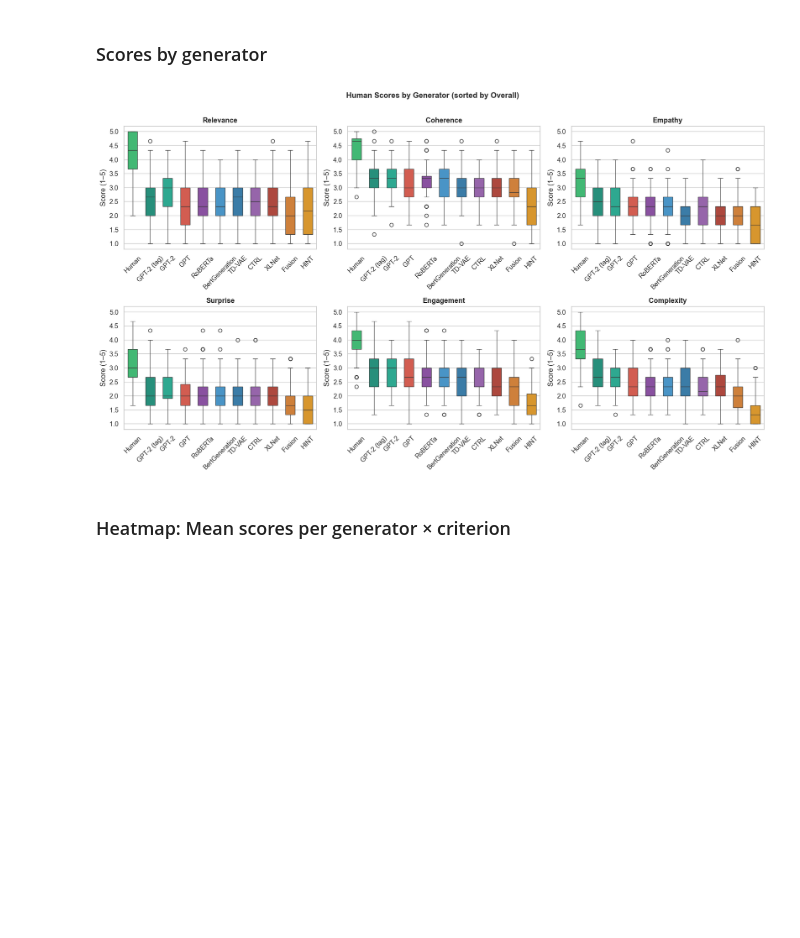
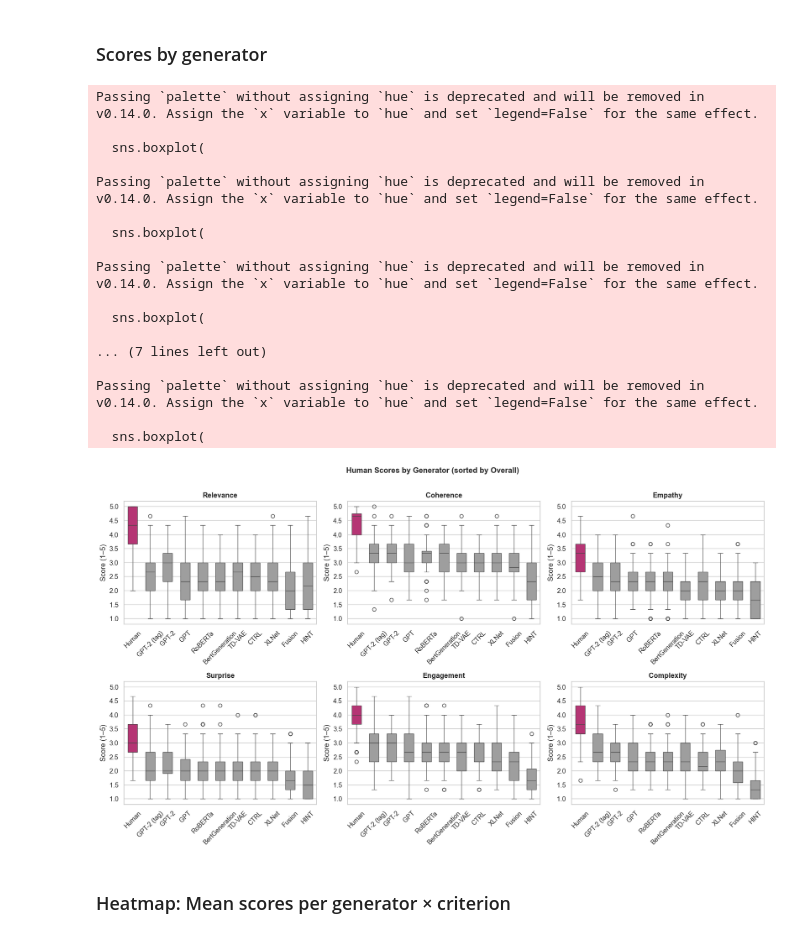
Before and after one commit to thwinner/llm-linguistic-diversity, a Jupyter notebook: data_description/descriptive_analysis_hanna.ipynb, the cells around one changed output. Saved outputs shown, nothing was run; the diff lists cells and outputs as text; code cells hidden in the pictures; blank space fills up the shorter version.

```diff
--- a/data_description/descriptive_analysis_hanna.ipynb
+++ b/data_description/descriptive_analysis_hanna.ipynb
@@ -41,3 +18,18 @@ HUMAN_CRITERIA = ['Relevance', 'Coherence', 'Empathy', 'Surprise', 'Engagement',
+# %%
+# Plotting aesthetics
+sns.set_theme(style='whitegrid', palette='muted')
+plt.rcParams['figure.dpi'] = 120
+plt.rcParams['font.size'] = 11
+
+# Color palette
+HT_COLOR = '#cb1f73'
+MT_COLOR = '#9E9E9E'
+
+GENERATORS = ['Human', 'BertGeneration', 'CTRL', 'Fusion', 'GPT', 'GPT-2', 'GPT-2 (tag)', 'HINT', 'RoBERTa', 'TD-VAE', 'XLNet']
+GENERATOR_COLORS = {g: MT_COLOR for g in GENERATORS}
+GENERATOR_COLORS['Human'] = HT_COLOR
+
+HUMAN_CRITERIA = ['Relevance', 'Coherence', 'Empathy', 'Surprise', 'Engagement', 'Complexity']
 # %% [markdown]
 ## Load data
 # %%
@@ -120,10 +112,10 @@ axes = axes.flatten()
 
 for i, crit in enumerate(HUMAN_CRITERIA):
     ax = axes[i]
-    ax.hist(stories[crit].dropna(), bins=20, color='#3498db', alpha=0.75, edgecolor='white')
-    ax.axvline(stories[crit].mean(), color='#e74c3c', linestyle='--', linewidth=1.5,
+    ax.hist(stories[crit].dropna(), bins=20, color='#808080', alpha=0.75, edgecolor='white')
+    ax.axvline(stories[crit].mean(), color='#1a3e8c', linestyle='--', linewidth=1.5,
                label=f'Mean = {stories[crit].mean():.2f}')
-    ax.axvline(stories[crit].median(), color='#2ecc71', linestyle=':', linewidth=1.5,
+    ax.axvline(stories[crit].median(), color='#1b7a3d', linestyle=':', linewidth=1.5,
                label=f'Median = {stories[crit].median():.2f}')
     ax.set_title(crit, fontweight='bold')
     ax.set_xlabel('Score (1–5)')
@@ -142,35 +134,52 @@ plt.show()
 # Order by overall score
 gen_order = (
     stories.groupby('Model')['Overall']
     .mean()
     .sort_values(ascending=False)
     .index.tolist()
 )
 
 fig, axes = plt.subplots(2, 3, figsize=(16, 9))
 axes = axes.flatten()
 
 for i, crit in enumerate(HUMAN_CRITERIA):
     ax = axes[i]
-    palette = [GENERATOR_COLORS.get(g, '#7f8c8d') for g in gen_order]
+    palette = [GENERATOR_COLORS.get(g, MT_COLOR) for g in gen_order]
 
     sns.boxplot(
         data=stories, x='Model', y=crit,
         order=gen_order, palette=palette,
         width=0.55, linewidth=0.8, ax=ax
     )
     ax.set_title(crit, fontweight='bold')
     ax.set_xlabel('')
     ax.set_ylabel('Score (1–5)')
     ax.set_ylim(0.8, 5.2)
     ax.tick_params(axis='x', rotation=45)
 
 plt.suptitle('Human Scores by Generator (sorted by Overall)', fontsize=13, fontweight='bold', y=1.01)
 plt.tight_layout()
 plt.savefig('../figures/data_description/hanna_plot_scores_by_generator.png', bbox_inches='tight')
 plt.show()
 # %% [output]
+Passing `palette` without assigning `hue` is deprecated and will be removed in v0.14.0. Assign the `x` variable to `hue` and set `legend=False` for the same effect.
+
+  sns.boxplot(
+
+Passing `palette` without assigning `hue` is deprecated and will be removed in v0.14.0. Assign the `x` variable to `hue` and set `legend=False` for the same effect.
+
+  sns.boxplot(
+
+Passing `palette` without assigning `hue` is deprecated and will be removed in v0.14.0. Assign the `x` variable to `hue` and set `legend=False` for the same effect.
+
+  sns.boxplot(
+
+... (7 lines left out)
+
+Passing `palette` without assigning `hue` is deprecated and will be removed in v0.14.0. Assign the `x` variable to `hue` and set `legend=False` for the same effect.
+
+  sns.boxplot(
-[figure, old version]
+[figure, new version]
 # %% [markdown]
 ### Heatmap: Mean scores per generator × criterion
 # %%
```
Also changed, not shown: parts of 6 cells of this notebook, 8 other files.
